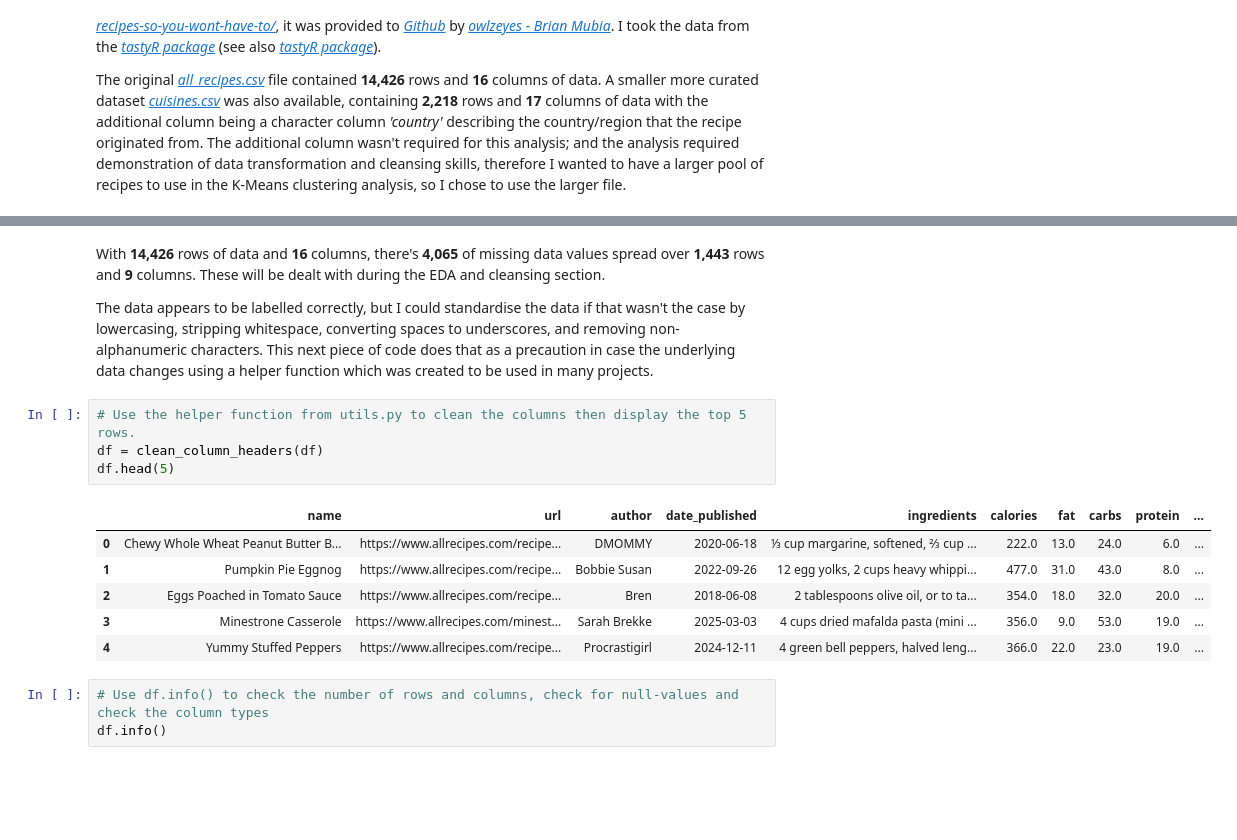
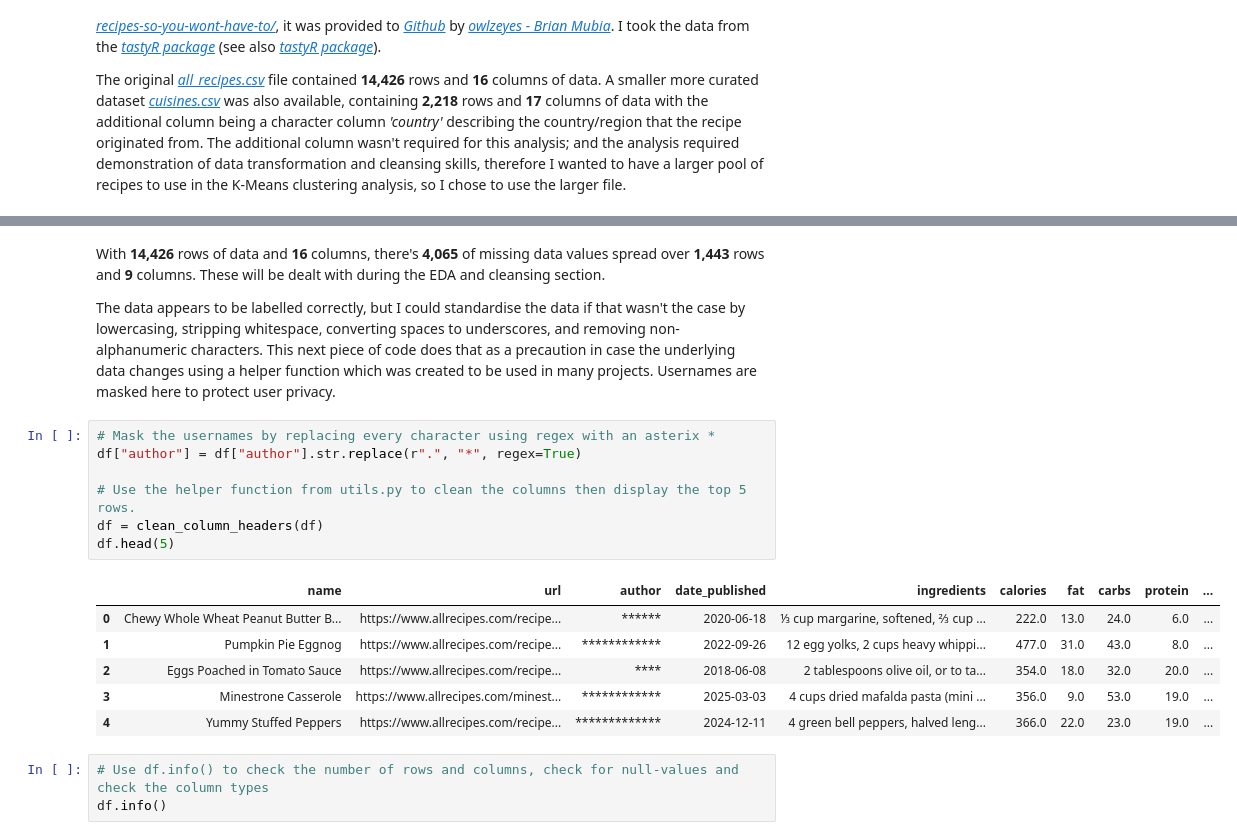
Before and after one commit to BP0323904/dspp_draft, a Jupyter notebook: Allrecipes/Notebooks/Allrecipes_K_Means_Clustering.ipynb, the cells around one changed output, grey strips where cells are left out. Saved outputs shown, nothing was run; the diff lists cells and outputs as text; blank space fills up the shorter version.

```diff
--- a/Allrecipes/Notebooks/Allrecipes_K_Means_Clustering.ipynb
+++ b/Allrecipes/Notebooks/Allrecipes_K_Means_Clustering.ipynb
@@ -112,18 +141,21 @@ Import time: 2.222 seconds
 # %% [markdown]
 With **14,426** rows of data and **16** columns, there's **4,065** of missing data values spread over **1,443** rows and **9** columns. These will be dealt with during the EDA and cleansing section.
 
-The data appears to be labelled correctly, but I could standardise the data if that wasn't the case by lowercasing, stripping whitespace, converting spaces to underscores, and removing non-alphanumeric characters. This next piece of code does that as a precaution in case the underlying data changes using a helper function which was created to be used in many projects.
+The data appears to be labelled correctly, but I could standardise the data if that wasn't the case by lowercasing, stripping whitespace, converting spaces to underscores, and removing non-alphanumeric characters. This next piece of code does that as a precaution in case the underlying data changes using a helper function which was created to be used in many projects. Usernames are masked here to protect user privacy.
 # %%
+# Mask the usernames by replacing every character using regex with an asterix *
+df["author"] = df["author"].str.replace(r".", "*", regex=True)
+
 # Use the helper function from utils.py to clean the columns then display the top 5 rows.
 df = clean_column_headers(df)
 df.head(5)
 # %% [output]
 |  | name | url | author | date_published | ingredients | calories | fat | carbs | protein | ... |
-| 0 | Chewy Whole Wheat Peanut Butter B... | https://www.allrecipes.com/recipe... | DMOMMY | 2020-06-18 | ⅓ cup margarine, softened, ⅔ cup ... | 222.0 | 13.0 | 24.0 | 6.0 | ... |
-| 1 | Pumpkin Pie Eggnog | https://www.allrecipes.com/recipe... | Bobbie Susan | 2022-09-26 | 12 egg yolks, 2 cups heavy whippi... | 477.0 | 31.0 | 43.0 | 8.0 | ... |
-| 2 | Eggs Poached in Tomato Sauce | https://www.allrecipes.com/recipe... | Bren | 2018-06-08 | 2 tablespoons olive oil, or to ta... | 354.0 | 18.0 | 32.0 | 20.0 | ... |
-| 3 | Minestrone Casserole | https://www.allrecipes.com/minest... | Sarah Brekke | 2025-03-03 | 4 cups dried mafalda pasta (mini ... | 356.0 | 9.0 | 53.0 | 19.0 | ... |
-| 4 | Yummy Stuffed Peppers | https://www.allrecipes.com/recipe... | Procrastigirl | 2024-12-11 | 4 green bell peppers, halved leng... | 366.0 | 22.0 | 23.0 | 19.0 | ... |
+| 0 | Chewy Whole Wheat Peanut Butter B... | https://www.allrecipes.com/recipe... | ****** | 2020-06-18 | ⅓ cup margarine, softened, ⅔ cup ... | 222.0 | 13.0 | 24.0 | 6.0 | ... |
+| 1 | Pumpkin Pie Eggnog | https://www.allrecipes.com/recipe... | ************ | 2022-09-26 | 12 egg yolks, 2 cups heavy whippi... | 477.0 | 31.0 | 43.0 | 8.0 | ... |
+| 2 | Eggs Poached in Tomato Sauce | https://www.allrecipes.com/recipe... | **** | 2018-06-08 | 2 tablespoons olive oil, or to ta... | 354.0 | 18.0 | 32.0 | 20.0 | ... |
+| 3 | Minestrone Casserole | https://www.allrecipes.com/minest... | ************ | 2025-03-03 | 4 cups dried mafalda pasta (mini ... | 356.0 | 9.0 | 53.0 | 19.0 | ... |
+| 4 | Yummy Stuffed Peppers | https://www.allrecipes.com/recipe... | ************* | 2024-12-11 | 4 green bell peppers, halved leng... | 366.0 | 22.0 | 23.0 | 19.0 | ... |
 # %%
 # Use df.info() to check the number of rows and columns, check for null-values and check the column types
 df.info()
```
Also changed, not shown: parts of 8 cells of this notebook, 2 other files.
